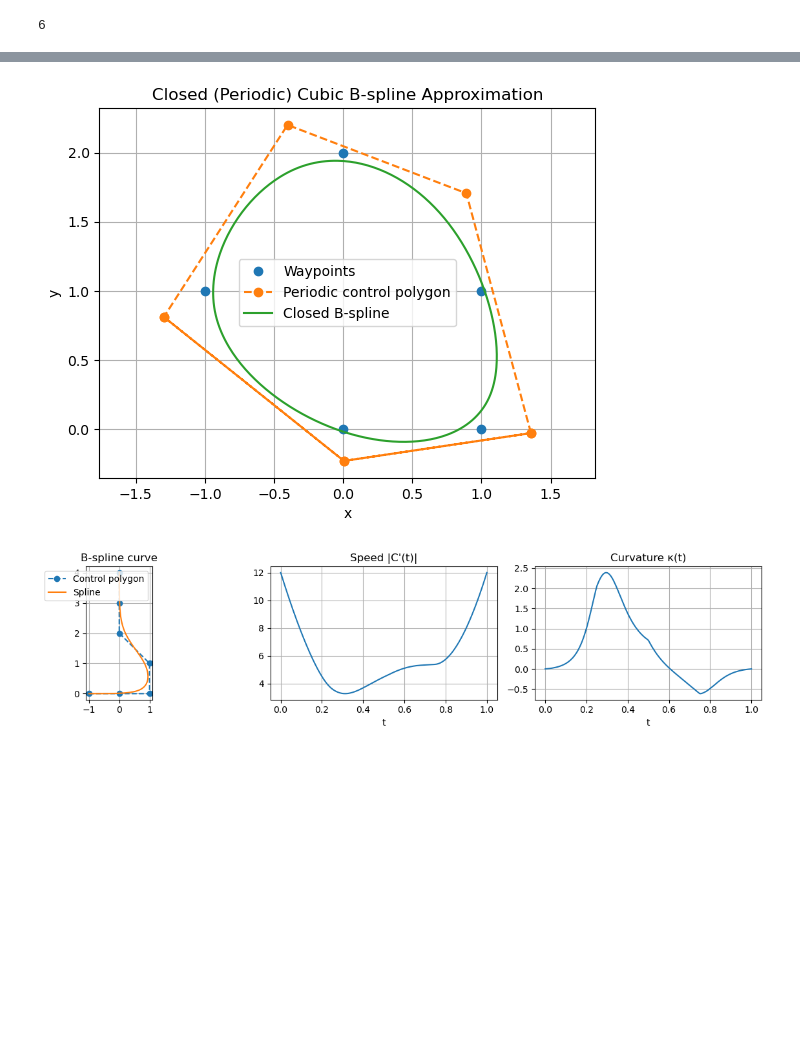
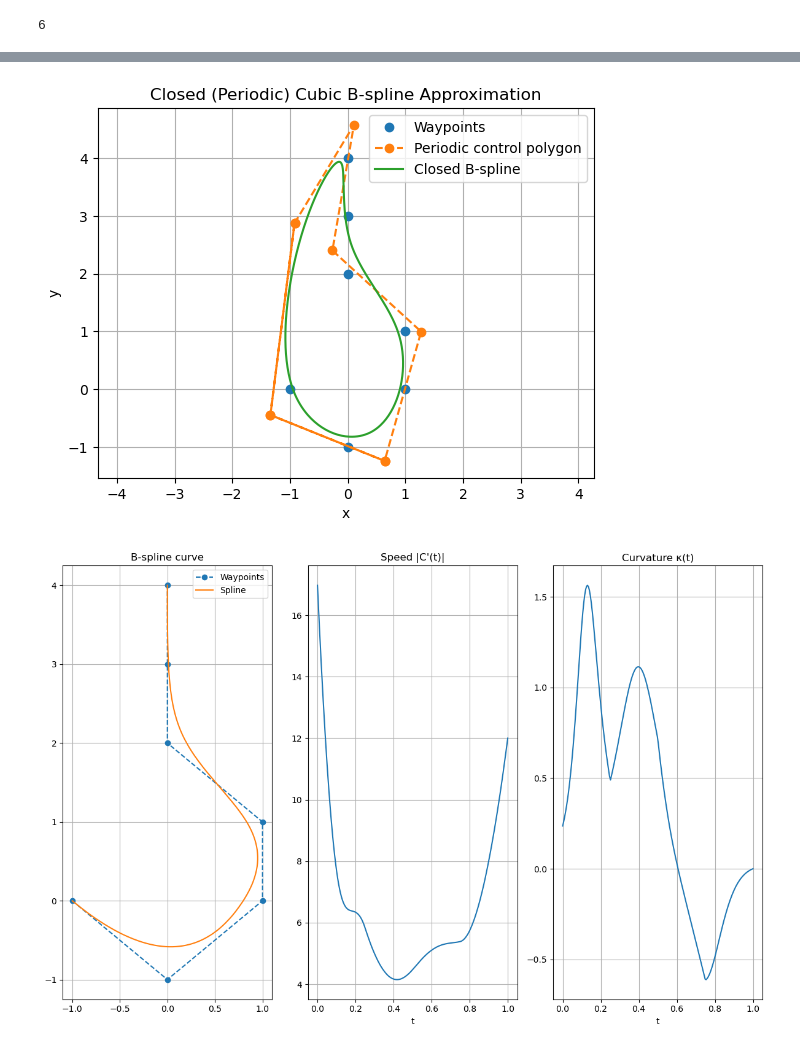
Before and after one commit to civcode/ftdi232h-i2c-jupyter-notebooks, a Jupyter notebook: B-splines-01.ipynb, the cells around one changed output, grey strips where cells are left out. Cells and saved outputs as stored; diff of their text form; code cells hidden in the pictures; blank space fills up the shorter version.

```diff
--- a/B-splines-01.ipynb
+++ b/B-splines-01.ipynb
@@ -9,7 +9,7 @@ Q = np.array([
 # %%
 Q = np.array([
     [-1.0, 0.0],
-    [0.0, 0.0],
+    [0.0, -1.0],
     [1.0, 0.0],
     [1.0, 1.0],
     [0.0, 2.0],
@@ -43,9 +43,11 @@ dist = np.linalg.norm(np.diff(Q, axis=0), axis=1)
 t = np.zeros(M + 1)
 t[1:] = np.cumsum(dist)
 t /= t[-1]
+print(len(t))
 
 # Step 2: fewer control points => approximation not interpolation
-n = 5 #4  # n+1 control points
+n = 8 #4  # n+1 control points
+#n = len(Q) - 5
 
 # Step 3: clamped uniform knot vector on [0,1]
 U = np.zeros(n + k + 2)
@@ -91,7 +93,7 @@ for i in range(n - 1):
 P = np.linalg.solve(A.T @ A + lam * (D2.T @ D2), A.T @ Q)
 
 # Evaluate spline
-T = np.linspace(0, 1, 300)
+T = np.linspace(0, 1, 100)
 curve = np.zeros((len(T), 2))
 for ti, tt in enumerate(T):
     for i in range(n + 1):
@@ -166,7 +174,7 @@ t = t[:-1]      # drop duplicated last point; t in [0,1)
 Q_data = Q[:-1]
 
 # Step 2: choose number of control points (more = closer fit)
-Ncp = 8
+Ncp = 9 #8
 assert Ncp > k
 
 # Periodicity constraint: last k control points are copies of first k
@@ -240,7 +248,23 @@ plt.grid(True)
 plt.legend()
 plt.show()
 # %% [output]
-[figure, old version]
+[figure, new version]
+# %%
+Q = np.array([
+    [-1.0, 0.0],
+    [0.0, -0.25],
+    [1.0, 0.2],
+    [2.0, 0.5],
+    [3.0, 0.3],
+    [4.0, 1.2],
+    [5.0, 1.0],
+    [5.5, 1.4],
+    [5.8, 1.8],
+    [5.4, 2.1],
+    [5.6, 2.3],
+    [5.2, 2.6],
+    [5.1, 3.0],
+])
 # %%
 import numpy as np
 import matplotlib.pyplot as plt
@@ -442,34 +466,34 @@ if __name__ == "__main__":
 
     # -----------------------
     # Plots
     # -----------------------
-    fig, axes = plt.subplots(1, 3, figsize=(12, 3))
+    fig, axes = plt.subplots(1, 3, figsize=(12, 8))
 
     # Curve and control polygon
     ax0 = axes[0]
-    ax0.plot(control_points[:, 0], control_points[:, 1], '--o', label="Control polygon")
+    ax0.plot(control_points[:, 0], control_points[:, 1], '--o', label="Waypoints")
     ax0.plot(curve[:, 0], curve[:, 1], label="Spline")
     ax0.set_title("B-spline curve")
-    ax0.set_aspect('equal', 'box')
+    #ax0.set_aspect('equal', 'box')
     ax0.grid(True)
     ax0.legend()
 
     # Speed |C'(t)|
     speed = np.linalg.norm(vel, axis=1)
     ax1 = axes[1]
     ax1.plot(Ts, speed)
     ax1.set_title("Speed |C'(t)|")
     ax1.set_xlabel("t")
     ax1.grid(True)
 
     # Curvature κ(t)
     ax2 = axes[2]
     ax2.plot(Ts, curv)
     ax2.set_title("Curvature κ(t)")
     ax2.set_xlabel("t")
     ax2.grid(True)
 
     plt.tight_layout()
     plt.show()
 # %% [output]
-[figure, old version]
+[figure, new version]
```
Also changed, not shown: parts of 43 cells of this notebook.
